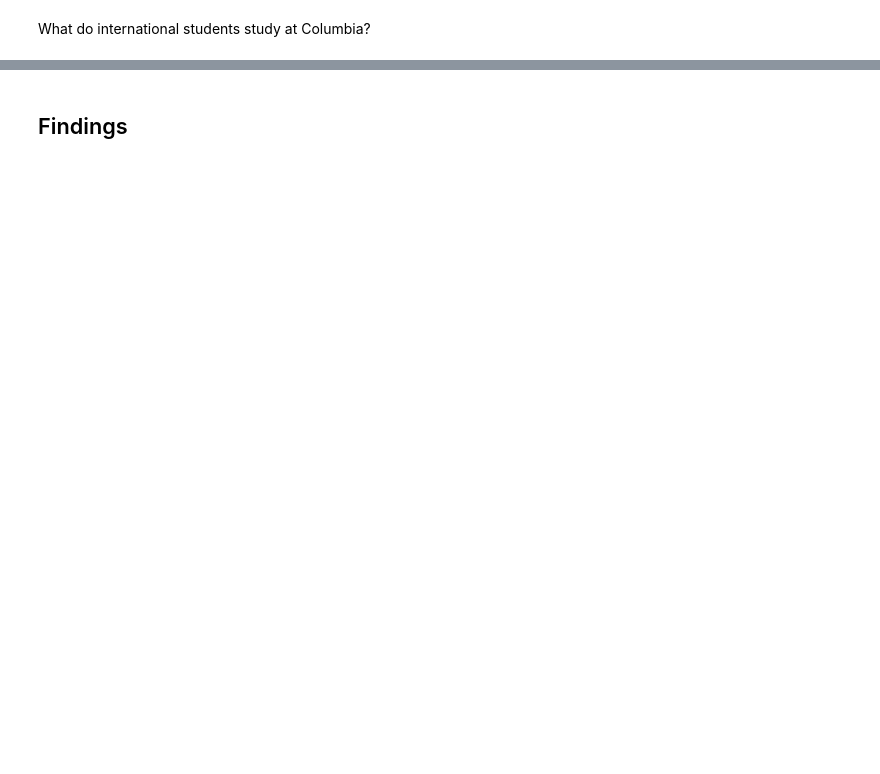
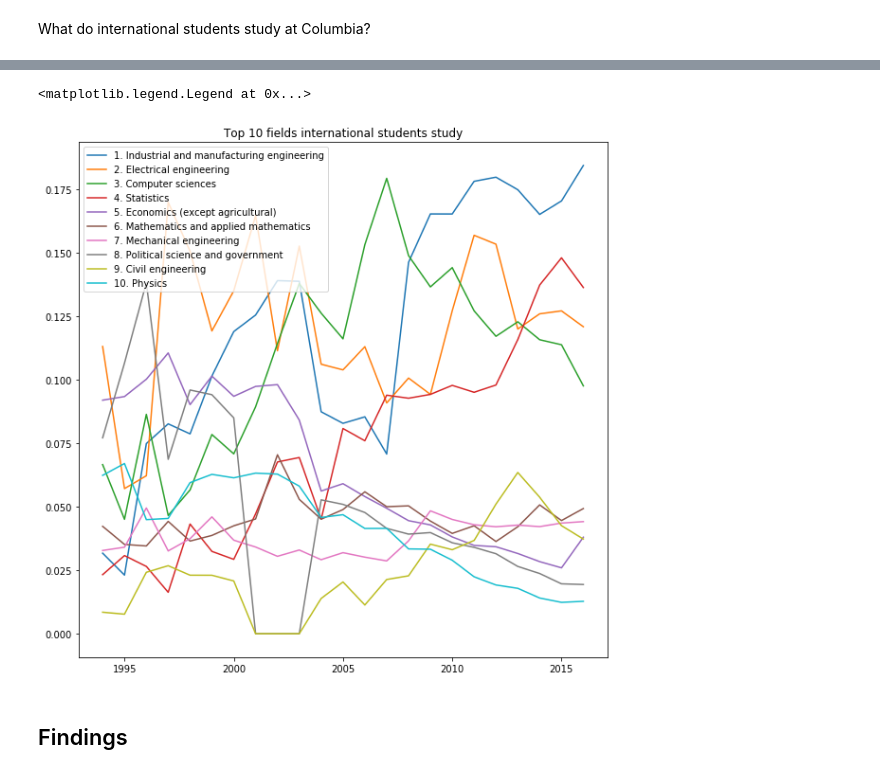
Before and after one commit to graphicsdesk/international-students, a Jupyter notebook: notebooks/gss-detailed.ipynb, the cells around one changed output, grey strips where cells are left out. Drawn from its saved outputs; the diff is of its cells as text; code cells hidden in the pictures; blank space fills up the shorter version.

Commit message:
plotted proportions

```diff
--- a/notebooks/gss-detailed.ipynb
+++ b/notebooks/gss-detailed.ipynb
@@ -76,0 +88,3 @@ What do international students study at Columbia?
+# %%
+yearTotals = [sum(a) for a in zip(*intrCounts.values())]
+yearTotals
@@ -77,2 +109,23 @@ What do international students study at Columbia?
+# %%
+def sumWithNone(item):
+    s = 0
+    for x in item[1]:
+        if x is not None:
+            s += x
+    return s
+
+topFields = sorted(intrCounts.items(), key=sumWithNone, reverse=True)
+# %%
+def getProportions(a):
+    return [a[i] / yearTotals[i] for i in range(len(a))]
+
+plt.figure(figsize=(10, 10))
+for i, f in enumerate(topFields[:10]):
+    plt.plot(years, getProportions(f[1]), label=f'{i + 1}. {f[0]}')
+plt.title('Top 10 fields international students study')
+plt.legend()
+# %% [output]
+<matplotlib.legend.Legend at 0x...>
+[figure, added]
 # %% [markdown]
 ## Findings
```
Also changed, not shown: parts of 3 cells of this notebook, 1 other file.
